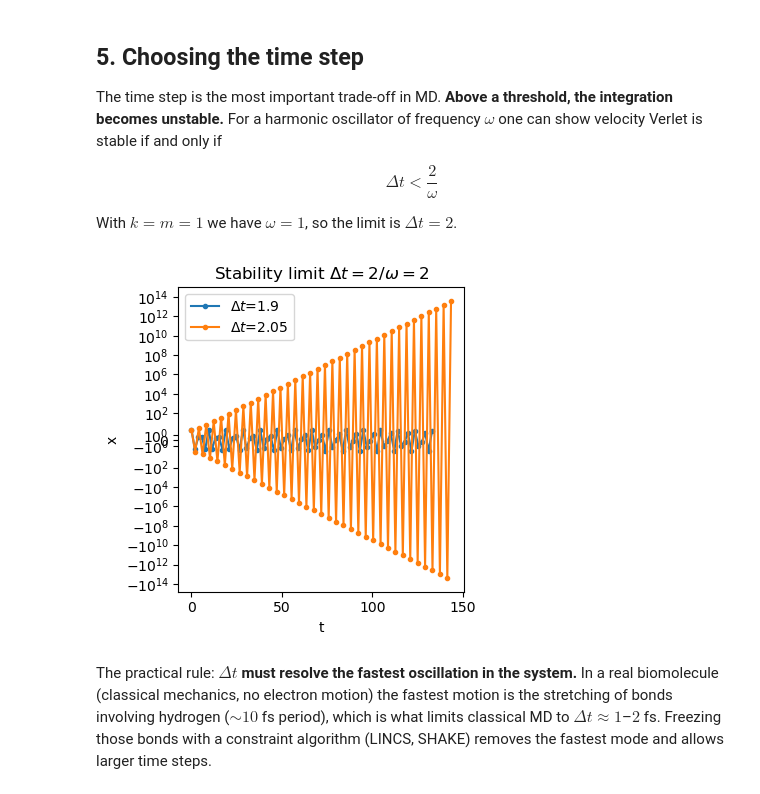
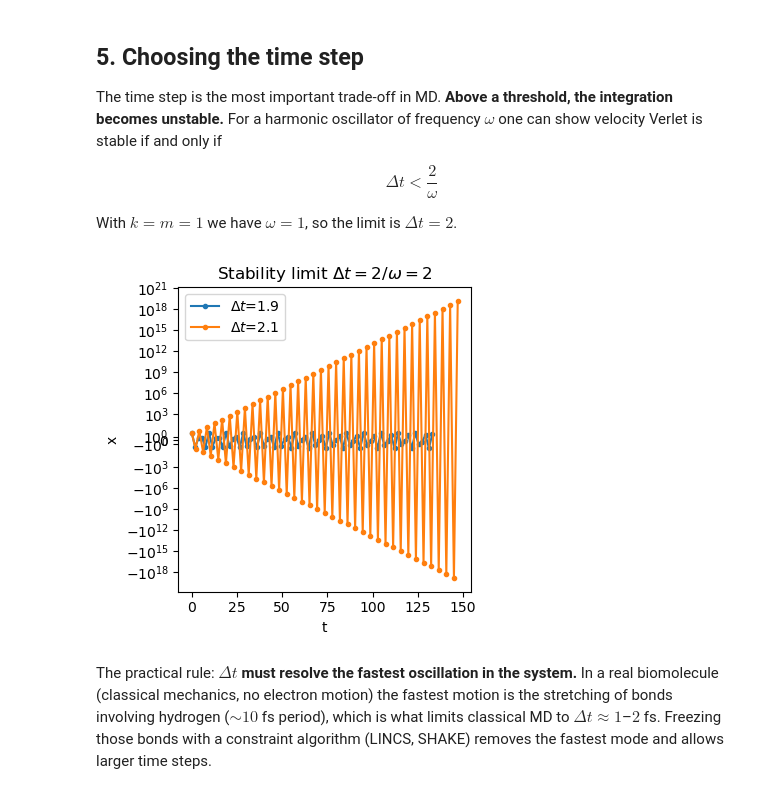
Before and after one commit to vdeltatto/CompBioSchool, a Jupyter notebook: Day_1/day1_handson_verlet_thermostats.ipynb, the cells around one changed output. Drawn from its saved outputs; the diff is of its cells as text; code cells hidden in the pictures.

```diff
--- a/Day_1/day1_handson_verlet_thermostats.ipynb
+++ b/Day_1/day1_handson_verlet_thermostats.ipynb
@@ -30,7 +30,7 @@ def V_harmonic(x, k=1.0):
 x_grid = np.linspace(-3, 3, 200)
 fig, ax = plt.subplots(figsize=(4, 3))
 for k in [0.5, 1.0, 2.0]:
-    ax.plot(x_grid, V_harmonic(x_grid, k), lw=1.5, label=f"k = {k}")
+    ax.plot(x_grid, V_harmonic(x=x_grid, k=k), lw=1.5, label=f"k = {k}")
 ax.set(xlabel="x", ylabel="V(x)", title="Harmonic potential")
 ax.legend()
 plt.tight_layout()
@@ -87,7 +89,7 @@ for i, dt in enumerate(dts):
     nsteps = int(T / dt)
 
     # integrate and plot
-    xs, vs = velocity_verlet(2.0, 0.0, f_harmonic, dt, nsteps)
+    xs, vs = velocity_verlet(x=2.0, v=0.0, force=f_harmonic, dt=dt, nsteps=nsteps)
     ts = np.arange(nsteps+1) * dt
     ax[0].plot(ts, xs, "--", lw=1, label=f"$\\Delta t$={dt}")
 
@@ -241,15 +242,15 @@ With $k=m=1$ we have $\omega=1$, so the limit is $\Delta t = 2$.
 # %%
 fig, ax = plt.subplots(figsize=(4, 4))
 nsteps = 70
 
-for dt in [1.9, 2.05]:
-    xs, vs = velocity_verlet(2.0, 0.0, f_harmonic, dt, nsteps)
+for dt in [1.9, 2.1]:
+    xs, vs = velocity_verlet(x=2.0, v=0.0, force=f_harmonic, dt=dt, nsteps=nsteps)
     ax.plot(np.arange(nsteps + 1) * dt, xs, "o-", ms=3, label=f"$\\Delta t$={dt}")
 ax.set(xlabel="t", ylabel="x", yscale="symlog", title="Stability limit $\\Delta t = 2/\\omega = 2$")
 ax.legend()
 plt.tight_layout()
 # %% [output]
-[figure, old version]
+[figure, new version]
 # %% [markdown]
 The practical rule: **$\Delta t$ must resolve the fastest oscillation in the system.** In a
 real biomolecule (classical mechanics, no electron motion) the fastest motion is the stretching of bonds involving hydrogen
```
Also changed, not shown: parts of 24 cells of this notebook, 32 other files.
